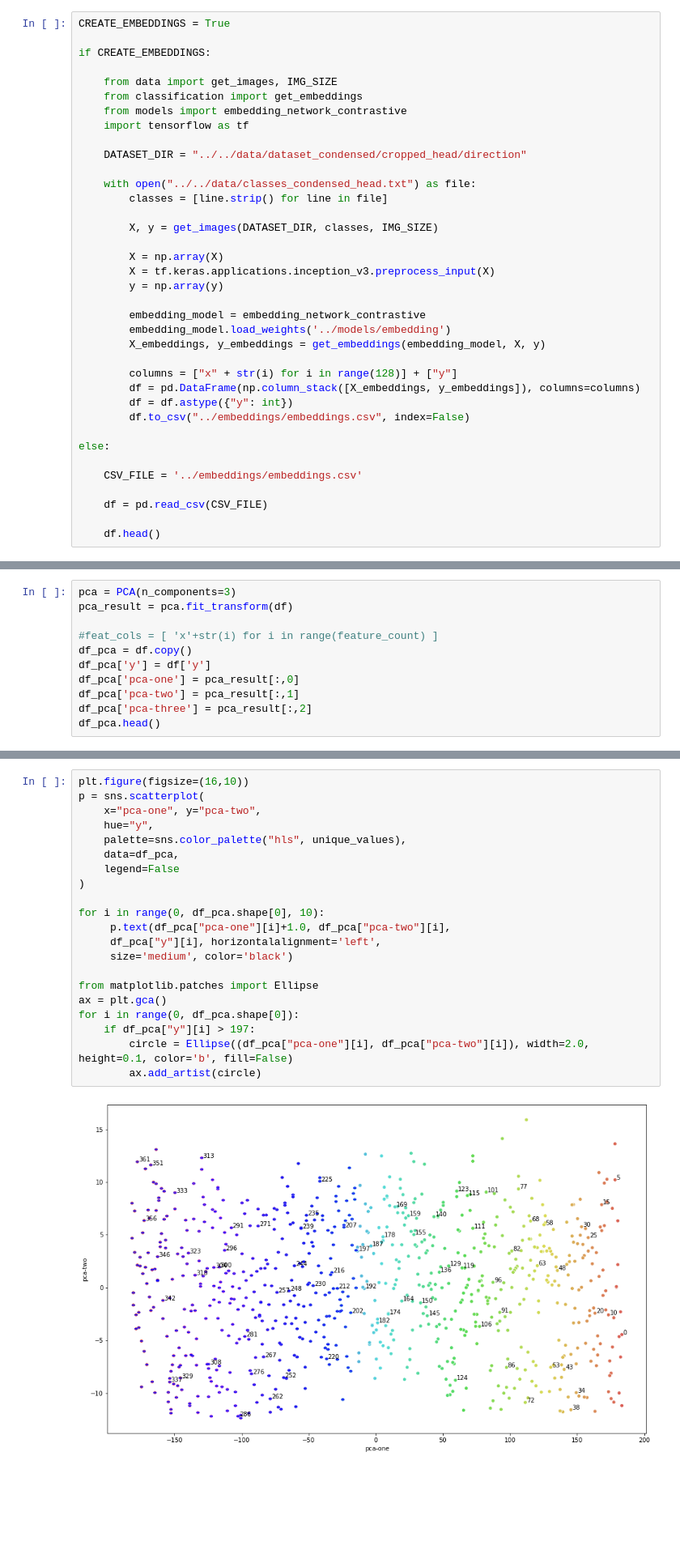
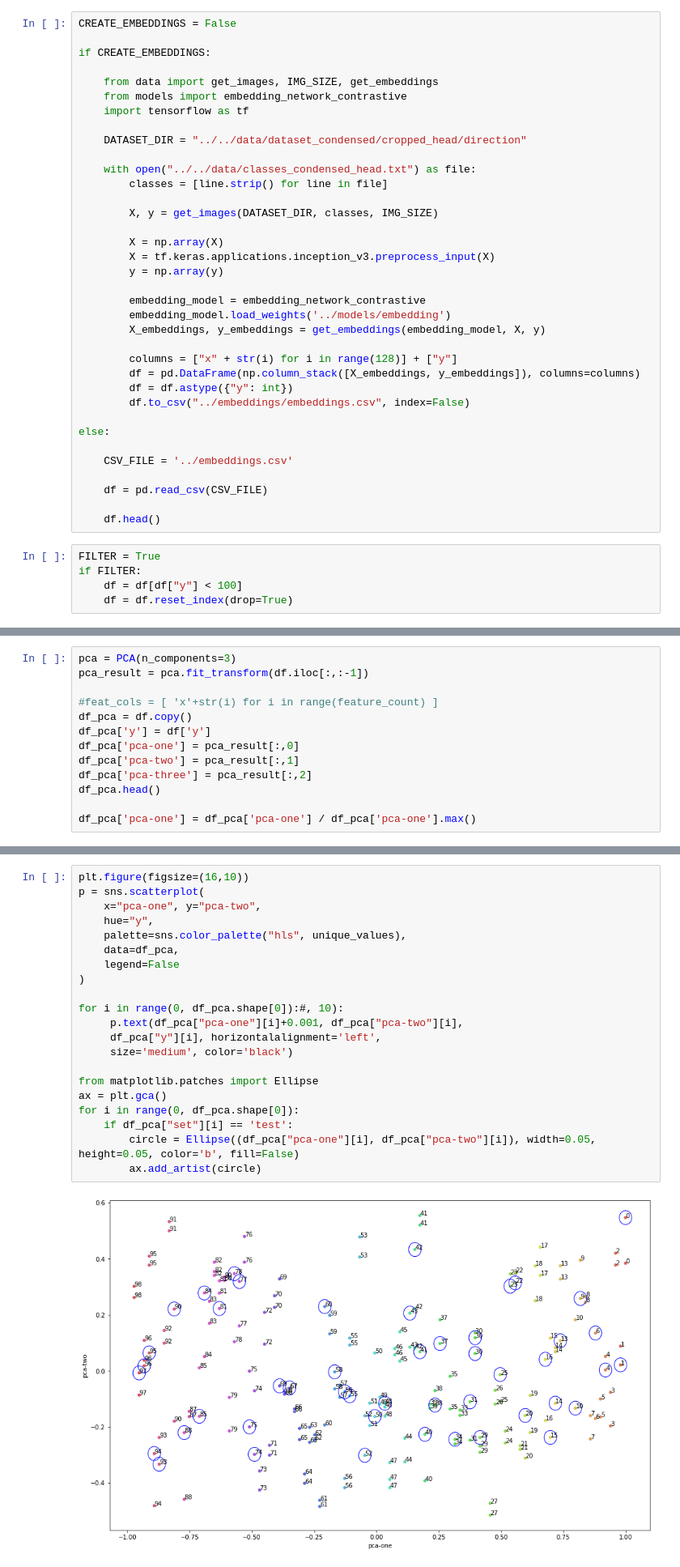
Before and after one commit to orilan93/SiameseFish, a Jupyter notebook: notebooks/embedding_exploration.ipynb, the cells around one changed output, grey strips where cells are left out. Shown: that part at 81% size. Drawn from its saved outputs; the diff is of its cells as text; blank space fills up the shorter version.

```diff
--- a/notebooks/embedding_exploration.ipynb
+++ b/notebooks/embedding_exploration.ipynb
@@ -9,10 +8,9 @@ from sklearn.neighbors import KNeighborsClassifier
 # %%
-CREATE_EMBEDDINGS = True
+CREATE_EMBEDDINGS = False
 
 if CREATE_EMBEDDINGS:
 
-    from data import get_images, IMG_SIZE
-    from classification import get_embeddings
+    from data import get_images, IMG_SIZE, get_embeddings
     from models import embedding_network_contrastive
     import tensorflow as tf
 
@@ -38,11 +36,16 @@ if CREATE_EMBEDDINGS:
 
 else:
 
-    CSV_FILE = '../embeddings/embeddings.csv'
+    CSV_FILE = '../embeddings.csv'
 
     df = pd.read_csv(CSV_FILE)
 
     df.head()
+# %%
+FILTER = True
+if FILTER:
+    df = df[df["y"] < 100]
+    df = df.reset_index(drop=True)
 # %%
 df = df.astype({"y": int})
 df.describe()
@@ -76,6 +73,6 @@ len(non_zero)
 # %%
 pca = PCA(n_components=3)
-pca_result = pca.fit_transform(df)
+pca_result = pca.fit_transform(df.iloc[:,:-1])
 
 #feat_cols = [ 'x'+str(i) for i in range(feature_count) ]
 df_pca = df.copy()
@@ -84,3 +81,5 @@ df_pca['pca-one'] = pca_result[:,0]
 df_pca['pca-two'] = pca_result[:,1]
 df_pca['pca-three'] = pca_result[:,2]
 df_pca.head()
+
+df_pca['pca-one'] = df_pca['pca-one'] / df_pca['pca-one'].max()
@@ -95,23 +86,23 @@ df_pca.head()
 # %%
 plt.figure(figsize=(16,10))
 p = sns.scatterplot(
     x="pca-one", y="pca-two",
     hue="y",
     palette=sns.color_palette("hls", unique_values),
     data=df_pca,
     legend=False
 )
 
-for i in range(0, df_pca.shape[0], 10):
-     p.text(df_pca["pca-one"][i]+1.0, df_pca["pca-two"][i],
+for i in range(0, df_pca.shape[0]):#, 10):
+     p.text(df_pca["pca-one"][i]+0.001, df_pca["pca-two"][i],
      df_pca["y"][i], horizontalalignment='left',
      size='medium', color='black')
 
 from matplotlib.patches import Ellipse
 ax = plt.gca()
 for i in range(0, df_pca.shape[0]):
-    if df_pca["y"][i] > 197:
-        circle = Ellipse((df_pca["pca-one"][i], df_pca["pca-two"][i]), width=2.0, height=0.1, color='b', fill=False)
+    if df_pca["set"][i] == 'test':
+        circle = Ellipse((df_pca["pca-one"][i], df_pca["pca-two"][i]), width=0.05, height=0.05, color='b', fill=False)
         ax.add_artist(circle)
 # %% [output]
-[figure, old version]
+[figure, new version]
```
Also changed, not shown: parts of 21 cells of this notebook, 26 other files.
